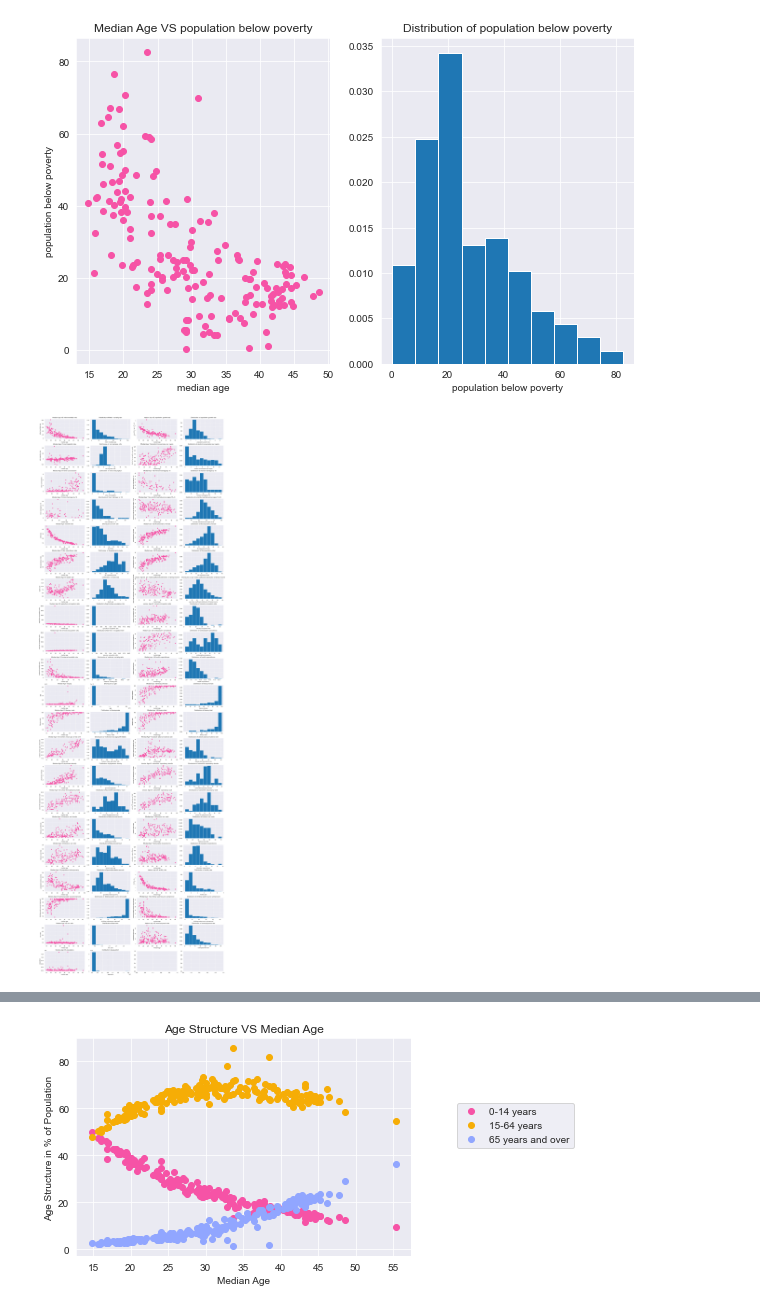
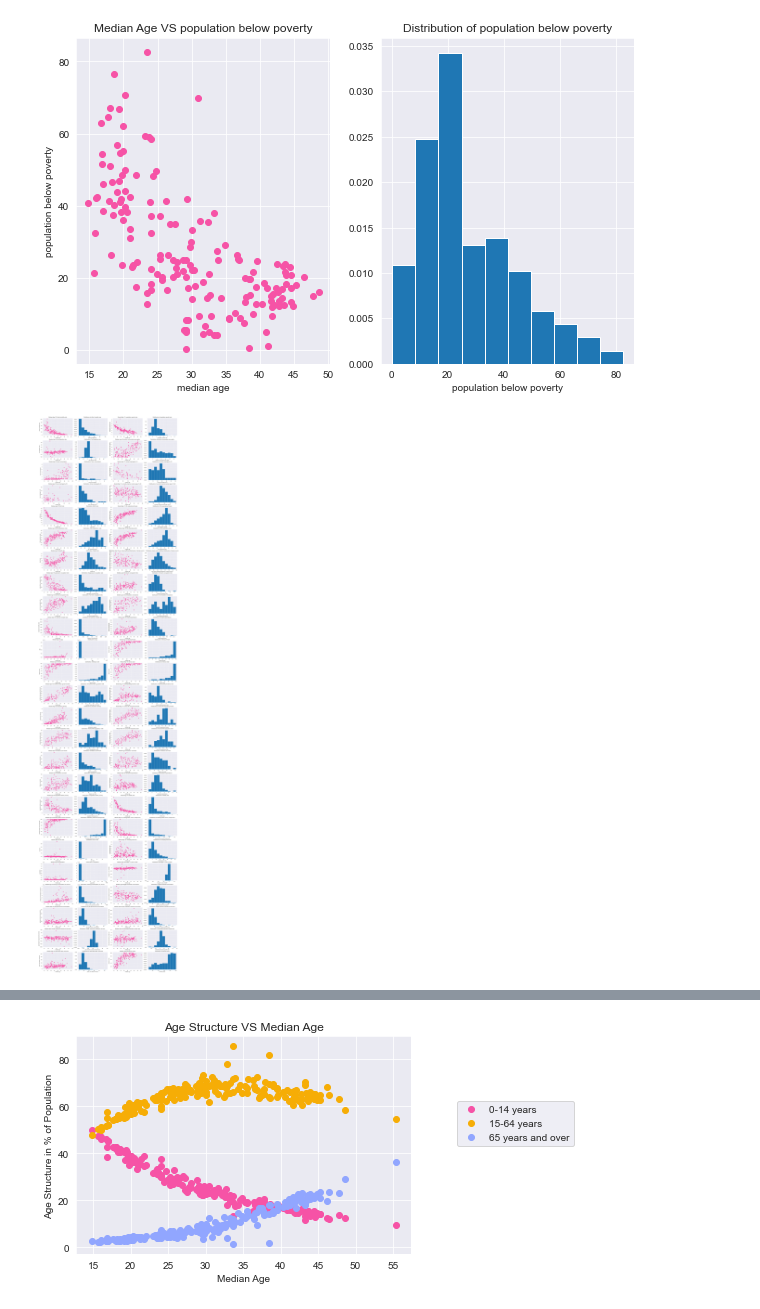
Before and after one commit to farqlia/WorldCountriesProject, a Jupyter notebook: notebooks/Aging Population Classification.ipynb, the cells around one changed output, grey strips where cells are left out. Drawn from its saved outputs; the diff is of its cells as text; code cells hidden in the pictures.

Commit message:
Analyzing Data

```diff
--- a/notebooks/Aging Population Classification.ipynb
+++ b/notebooks/Aging Population Classification.ipynb
@@ -121,6 +124,12 @@ unemployment_rate = downloading.open_metric('unemployment rate')
 dependency_ratios = downloading.open_metric('dependency ratios')
 drinking_water_source = downloading.open_metric('drinking water source')
 population = downloading.open_metric('population')
+budget_surplus_or_deficit = downloading.open_metric('budget surplus or deficit')
+energy_consumption = downloading.open_metric('energy consumption per capita')
+gdp_components = downloading.open_metric('gdp composition by end use')
+industrial_production_rate = downloading.open_metric('industrial production growth rate')
+taxes_and_other_revenues = downloading.open_metric('taxes and other revenues')
+internet_users = downloading.open_metric('internet users')
 
 # Categorical metrics
 location = downloading.open_metric('location')
@@ -148,6 +157,12 @@ array([18.1, 18.3, 30.9,  4.4, 15. , 11. , 28.6, 17. , 21.1, 25.2, 14.3,
        12. , 19.8, 16. , 10.6,  6.4, 16.7, 11. , 19. , 13. ,  5. , 27.5,
        11.5, 33.2, 26.6, 14. ,  nan,  7. , 26.5, 15. , 15.2, 20.3, 14. ,
        13.2,  5. , 21.8, 25.7,  nan,  9.9,  7.3])
+# %%
+index = labor_force_by_occupation[labor_force_by_occupation['agriculture'] > 100].index[0]
+labor_force_by_occupation.at[index, 'agriculture'] /= 100
+# %%
+index = labor_force_by_occupation[labor_force_by_occupation['services'] > 100].index[0]
+labor_force_by_occupation.at[index, 'services'] /= 100
 # %%
 countries_data = pd.DataFrame(index=age_structure.index)
 
@@ -192,6 +207,15 @@ countries_data['drinking water source unimproved'] = drinking_water_source['unim
 countries_data['sex ratio'] = sex_ratio['total population']
 countries_data['unemployment rate'] = unemployment_rate['2021']
 countries_data['population'] = population['population']
+countries_data['budget +/- perc of GDP'] = budget_surplus_or_deficit['percentage of GDP']
+countries_data['energy consumption per person'] = energy_consumption['consumption per person']
+countries_data['gdp household consumption'] = gdp_components['household consumption']
+countries_data['gdp government consumption'] = gdp_components['government consumption']
+countries_data['gdp exports of goods and services'] = gdp_components['exports of goods and services']
+countries_data['gdp imports of goods and services'] = gdp_components['imports of goods and services']
+countries_data['industrial production growth rate'] = industrial_production_rate['rate']
+countries_data['taxes and other revenues'] = taxes_and_other_revenues['rate']
+countries_data['internet users'] = internet_users['percent of population']
 
 # countries_data['ageing_rate'] = age_structure['ageing_rate']
 # %%
@@ -300,18 +324,19 @@ plot_metric_distribution(countries_data['population below poverty'], 'population
 # %%
 metrics_to_plot = countries_data.columns
 n_rows = (len(metrics_to_plot) + 1) // 2
 n_cols = 4
-fig, axes = plt.subplots(n_rows, n_cols, figsize=(20, 60), layout='constrained')
+fig, axes = plt.subplots(n_rows, n_cols, figsize=(20, 80), layout='constrained')
 
+# Add transparency to better see the density
 for i in range(n_rows):
     for j in range(2):
         index = 2 * i + j
         if index < len(metrics_to_plot):
             metric_name = metrics_to_plot[2 * i + j]
             plot_median_age_versus_metric(median_age['total'], countries_data[metric_name], metric_name, ax=axes[i, 2 * j])
             plot_metric_distribution(countries_data[metric_name], metric_name, ax=axes[i, 2 * j + 1])
 # %% [output]
-[figure, old version]
+[figure, new version]
 # %%
 print(age_structure.head())
 print(age_structure.describe())
```
Also changed, not shown: parts of 5 cells of this notebook, 13 other files.
